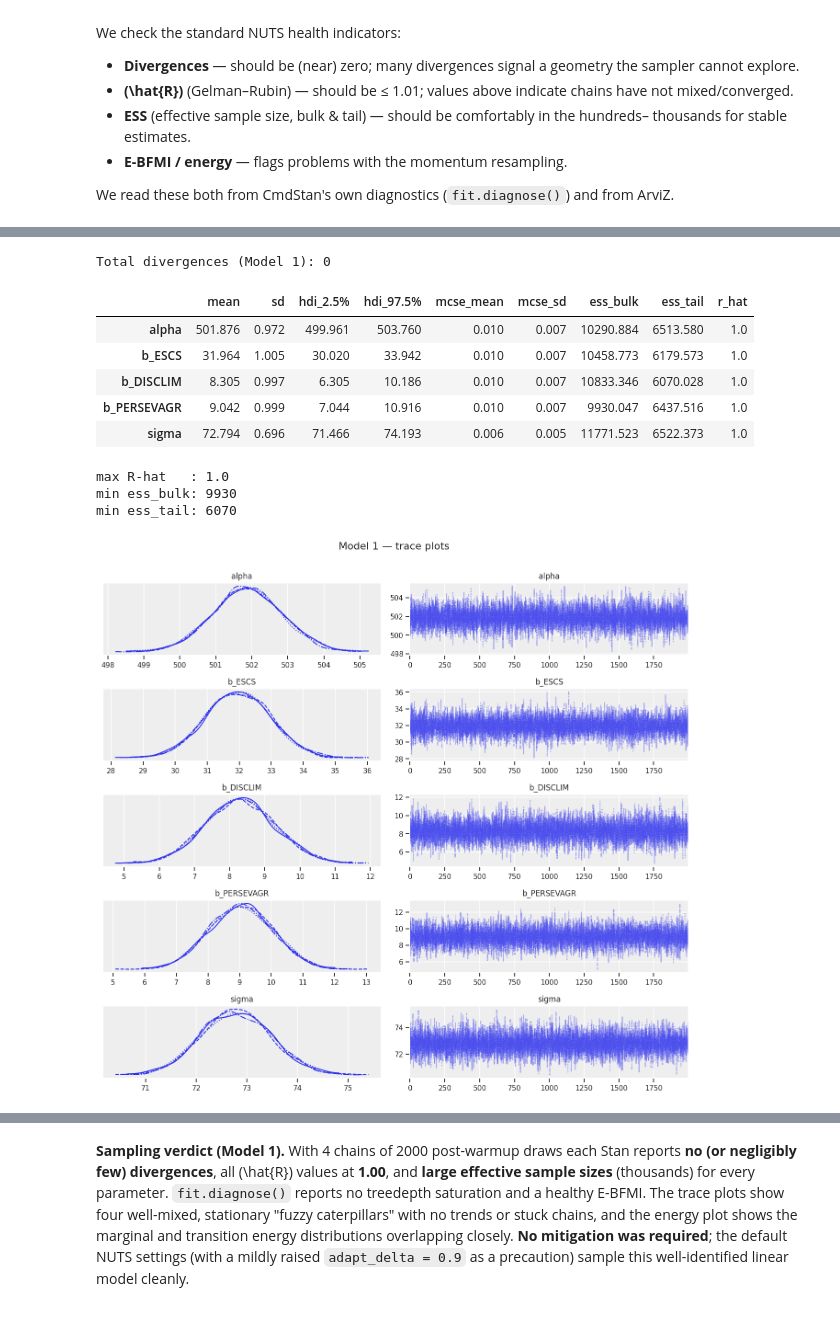
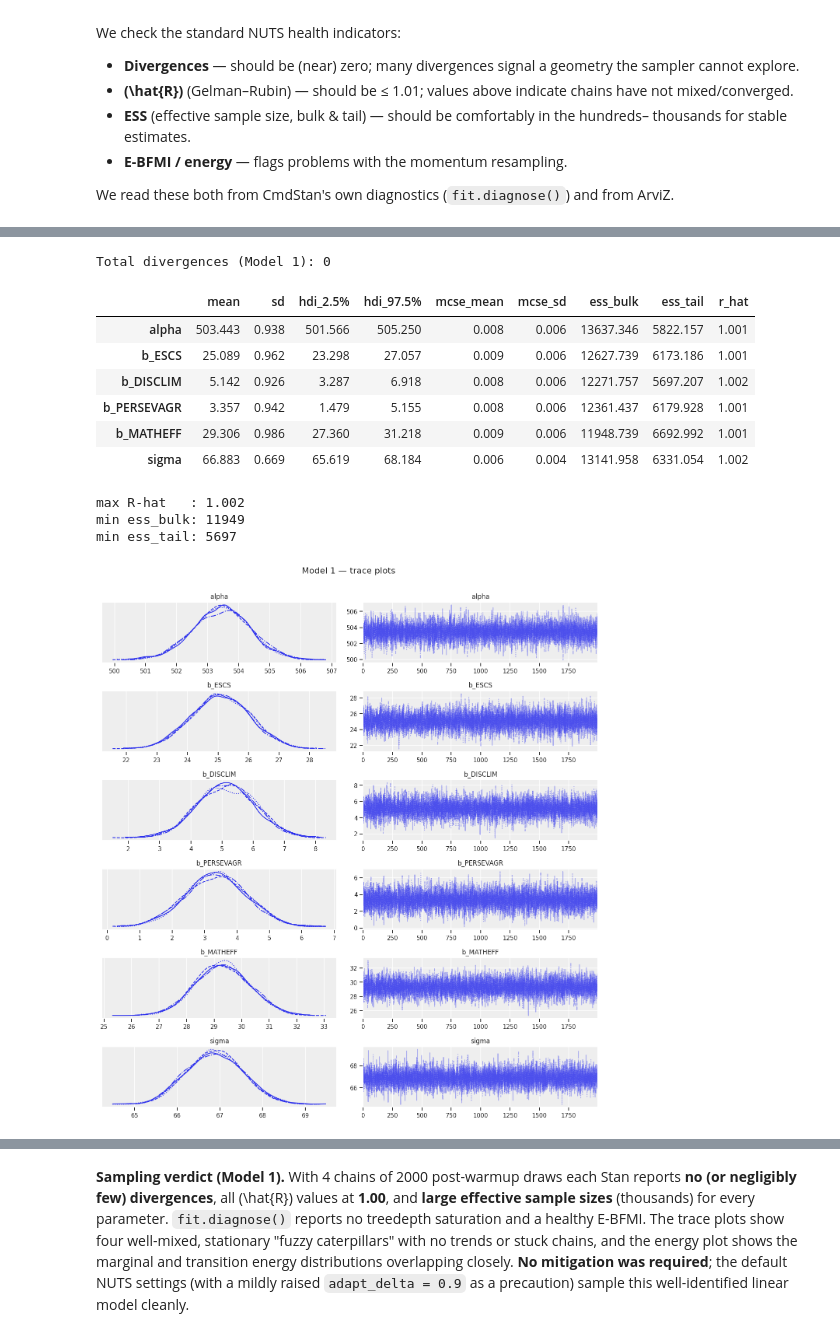
Before and after one commit to Mateusz1402/PISA2022_Bayesian_Gender_Gap, a Jupyter notebook: notebook/PISA2022_Bayesian_Gender_Gap.ipynb, the cells around one changed output, grey strips where cells are left out. Saved outputs shown, nothing was run; the diff lists cells and outputs as text; code cells hidden in the pictures.

```diff
--- a/notebook/PISA2022_Bayesian_Gender_Gap.ipynb
+++ b/notebook/PISA2022_Bayesian_Gender_Gap.ipynb
@@ -171,7 +218,8 @@ directly from the original 2 GB SPSS file using `pyreadstat` and writes the cach
 the result is identical.
 # %%
 PV_COLS = [f"PV{i}MATH" for i in range(1, 11)]
-KEEP = ["CNT", "CNTRYID", "ST004D01T", "ESCS", "DISCLIM", "PERSEVAGR", "W_FSTUWT"] + PV_COLS
+KEEP = ["CNT", "CNTRYID", "ST004D01T", "ESCS", "DISCLIM", "PERSEVAGR",
+        "MATHEFF", "W_FSTUWT"] + PV_COLS
 
 if os.path.exists(DATA_CSV):
     raw = pd.read_csv(DATA_CSV)
@@ -196,16 +244,21 @@ Loaded cached Poland subset: 6011 rows x 17 cols
 # %%
+# ---- Build the analytic dataset --------------------------------------------
 df = raw.copy()
 
+# 1) Outcome: average of the 10 plausible values, on the PISA point scale.
 df["y"] = df[PV_COLS].mean(axis=1)
 
+# 2) Gender: ST004D01T == 1 -> Female (1), == 2 -> Male (0).
 df["female"] = (df["ST004D01T"] == 1.0).astype(int)
 
-miss = df[["ESCS", "DISCLIM", "PERSEVAGR"]].isna().sum()
+# 3) Report missingness on the predictors BEFORE dropping.
+miss = df[["ESCS", "DISCLIM", "PERSEVAGR", "MATHEFF"]].isna().sum()
 print("Missing values per predictor (before complete-case filter):")
 print(miss.to_string())
 print(f"\nStudents before filter: {len(df)}")
 
-df = df.dropna(subset=["ESCS", "DISCLIM", "PERSEVAGR"]).reset_index(drop=True)
+# 4) Complete-case filter on the four continuous predictors.
+df = df.dropna(subset=["ESCS", "DISCLIM", "PERSEVAGR", "MATHEFF"]).reset_index(drop=True)
 print(f"Students after  filter: {len(df)}  "
       f"({100*(1-len(df)/len(raw)):.1f}% removed)")
 # %% [output]
@@ -219,9 +273,10 @@ Students after  filter: 5414  (9.9% removed)
 # %%
-PRED_RAW = ["ESCS", "DISCLIM", "PERSEVAGR"]
+# 5) Standardize the four continuous predictors (z-scores).
+PRED_RAW = ["ESCS", "DISCLIM", "PERSEVAGR", "MATHEFF"]
 standardization_summary = {}
 for c in PRED_RAW:
     mu, sd = df[c].mean(), df[c].std()
-    df[c + "_z"] = (df[c] - mu) / sd    #Z-standarization
+    df[c + "_z"] = (df[c] - mu) / sd
     standardization_summary[c] = {"mean": mu, "sd": sd}
 
 std_tbl = pd.DataFrame(standardization_summary).T
@@ -229,6 +284,7 @@ std_tbl.index.name = "variable"
 print("Standardization constants (computed on the analytic sample):")
 display(std_tbl.round(4))
 
+# Sanity check: standardized predictors have mean ~0 and sd ~1
 df[[c + "_z" for c in PRED_RAW]].describe().round(3)
 # %% [output]
 Standardization constants (computed on the analytic sample):
@@ -485,11 +557,13 @@ y_obs     = df["y"].to_numpy()
 escs      = df["ESCS_z"].to_numpy()
 disclim   = df["DISCLIM_z"].to_numpy()
 persev    = df["PERSEVAGR_z"].to_numpy()
+matheff   = df["MATHEFF_z"].to_numpy()
 female    = df["female"].to_numpy().astype(float)
 N         = len(df)
 
 # Stan data dictionaries
-stan_data1 = {"N": N, "y": y_obs, "ESCS": escs, "DISCLIM": disclim, "PERSEVAGR": persev}
+stan_data1 = {"N": N, "y": y_obs, "ESCS": escs, "DISCLIM": disclim,
+              "PERSEVAGR": persev, "MATHEFF": matheff}
 stan_data2 = {**stan_data1, "female": female}
 
 print(f"N = {N} students")
@@ -786,7 +864,7 @@ n_div = int(idata1.sample_stats["diverging"].values.sum())
 print(f"Total divergences (Model 1): {n_div}")
 
 summary1 = az.summary(
-    idata1, var_names=["alpha", "b_ESCS", "b_DISCLIM", "b_PERSEVAGR", "sigma"],
+    idata1, var_names=["alpha", "b_ESCS", "b_DISCLIM", "b_PERSEVAGR", "b_MATHEFF", "sigma"],
     hdi_prob=0.95, round_to=3,
 )
 display(summary1)
@@ -797,19 +875,21 @@ print(f"min ess_tail: {summary1['ess_tail'].min():.0f}")
 # %% [output]
 Total divergences (Model 1): 0
 |  | mean | sd | hdi_2.5% | hdi_97.5% | mcse_mean | mcse_sd | ess_bulk | ess_tail | r_hat |
-| alpha | 501.876 | 0.972 | 499.961 | 503.760 | 0.010 | 0.007 | 10290.884 | 6513.580 | 1.0 |
-| b_ESCS | 31.964 | 1.005 | 30.020 | 33.942 | 0.010 | 0.007 | 10458.773 | 6179.573 | 1.0 |
-| b_DISCLIM | 8.305 | 0.997 | 6.305 | 10.186 | 0.010 | 0.007 | 10833.346 | 6070.028 | 1.0 |
-| b_PERSEVAGR | 9.042 | 0.999 | 7.044 | 10.916 | 0.010 | 0.007 | 9930.047 | 6437.516 | 1.0 |
-| sigma | 72.794 | 0.696 | 71.466 | 74.193 | 0.006 | 0.005 | 11771.523 | 6522.373 | 1.0 |
+| alpha | 503.443 | 0.938 | 501.566 | 505.250 | 0.008 | 0.006 | 13637.346 | 5822.157 | 1.001 |
+| b_ESCS | 25.089 | 0.962 | 23.298 | 27.057 | 0.009 | 0.006 | 12627.739 | 6173.186 | 1.001 |
+| b_DISCLIM | 5.142 | 0.926 | 3.287 | 6.918 | 0.008 | 0.006 | 12271.757 | 5697.207 | 1.002 |
+| b_PERSEVAGR | 3.357 | 0.942 | 1.479 | 5.155 | 0.008 | 0.006 | 12361.437 | 6179.928 | 1.001 |
+| b_MATHEFF | 29.306 | 0.986 | 27.360 | 31.218 | 0.009 | 0.006 | 11948.739 | 6692.992 | 1.001 |
+| sigma | 66.883 | 0.669 | 65.619 | 68.184 | 0.006 | 0.004 | 13141.958 | 6331.054 | 1.002 |
-max R-hat   : 1.0
-min ess_bulk: 9930
-min ess_tail: 6070
+max R-hat   : 1.002
+min ess_bulk: 11949
+min ess_tail: 5697
 # %%
-az.plot_trace(idata1, var_names=["alpha", "b_ESCS", "b_DISCLIM", "b_PERSEVAGR", "sigma"],
-              figsize=(12, 11))
+# Trace plots: visual check of mixing and convergence
+az.plot_trace(idata1, var_names=["alpha", "b_ESCS", "b_DISCLIM", "b_PERSEVAGR", "b_MATHEFF", "sigma"],
+              figsize=(12, 13))
 plt.suptitle("Model 1 — trace plots", y=1.005)
 plt.tight_layout(); plt.show()
 # %% [output]
-[figure, old version]
+[figure, new version]
 # %%
```
Also changed, not shown: parts of 57 cells of this notebook, 7 other files.
